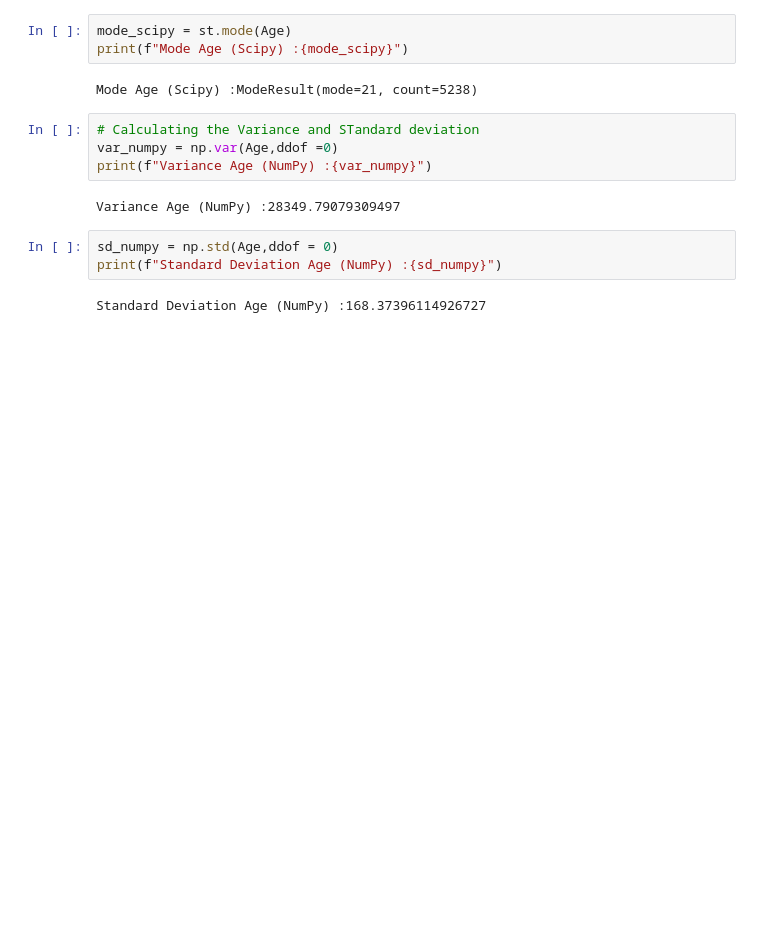
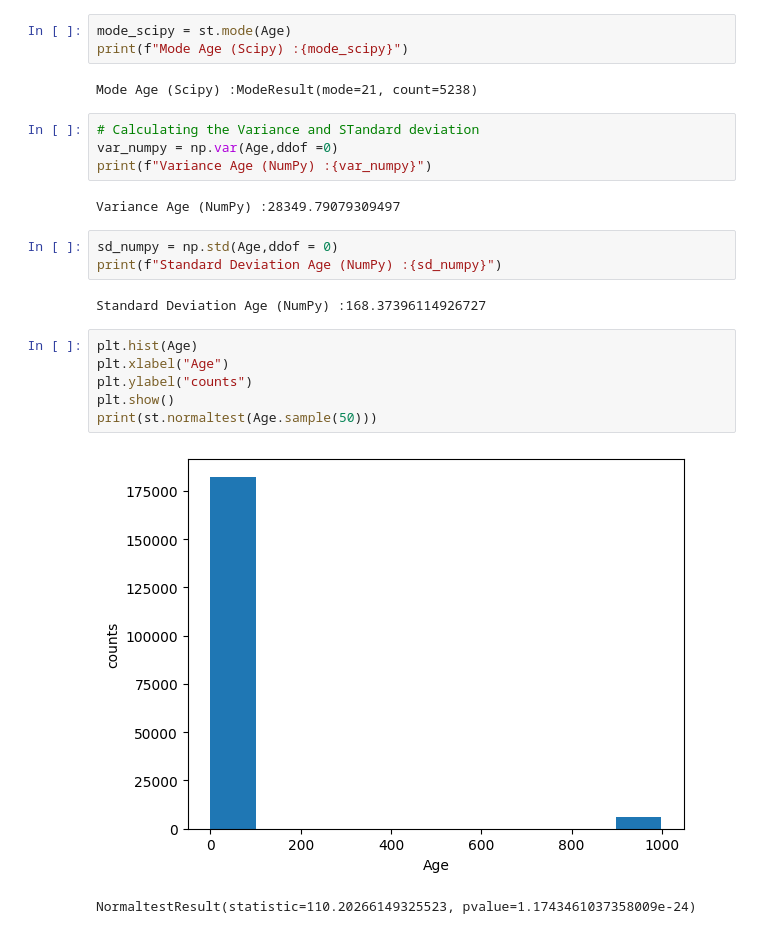
Before and after one commit to dcheung0720/Data-Wizards-1, a Jupyter notebook: People_Involved.ipynb, the cells around one changed output. Drawn from its saved outputs; the diff is of its cells as text; blank space fills up the shorter version.

```diff
--- a/People_Involved.ipynb
+++ b/People_Involved.ipynb
@@ -91,3 +91,12 @@ sd_numpy = np.std(Age,ddof = 0)
 print(f"Standard Deviation Age (NumPy) :{sd_numpy}")
 # %% [output]
 Standard Deviation Age (NumPy) :168.37396114926727
+# %%
+plt.hist(Age)
+plt.xlabel("Age")
+plt.ylabel("counts")
+plt.show()
+print(st.normaltest(Age.sample(50)))
+# %% [output]
+[figure, added]
+NormaltestResult(statistic=110.20266149325523, pvalue=1.1743461037358009e-24)
```
Also changed, not shown: parts of 3 cells of this notebook.
